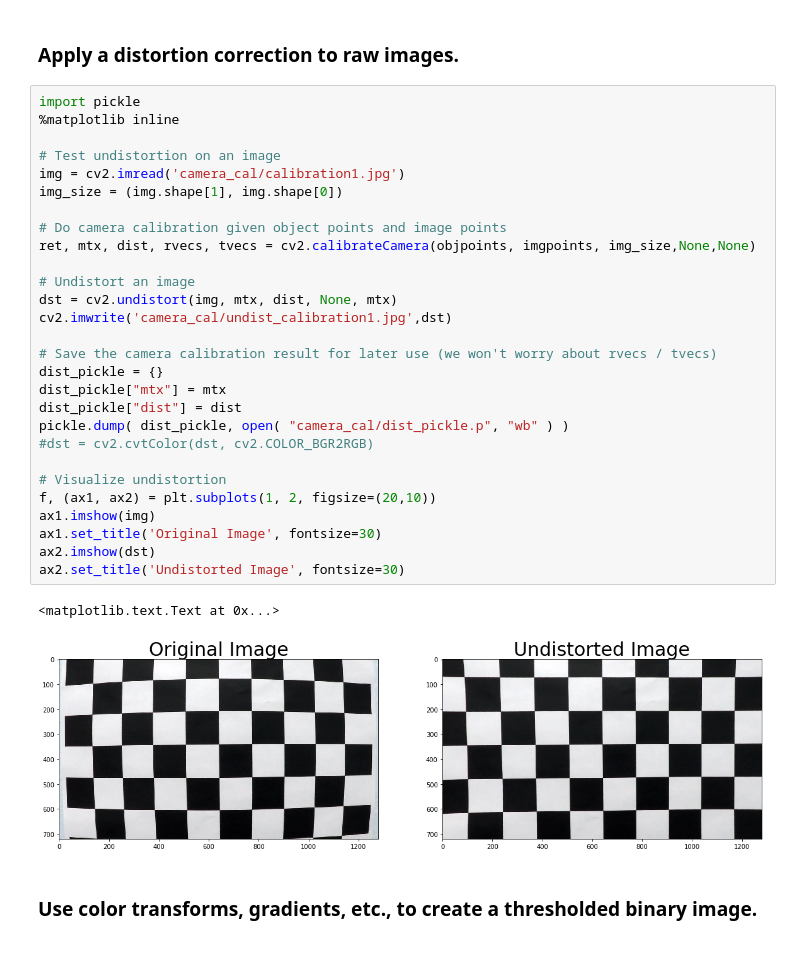
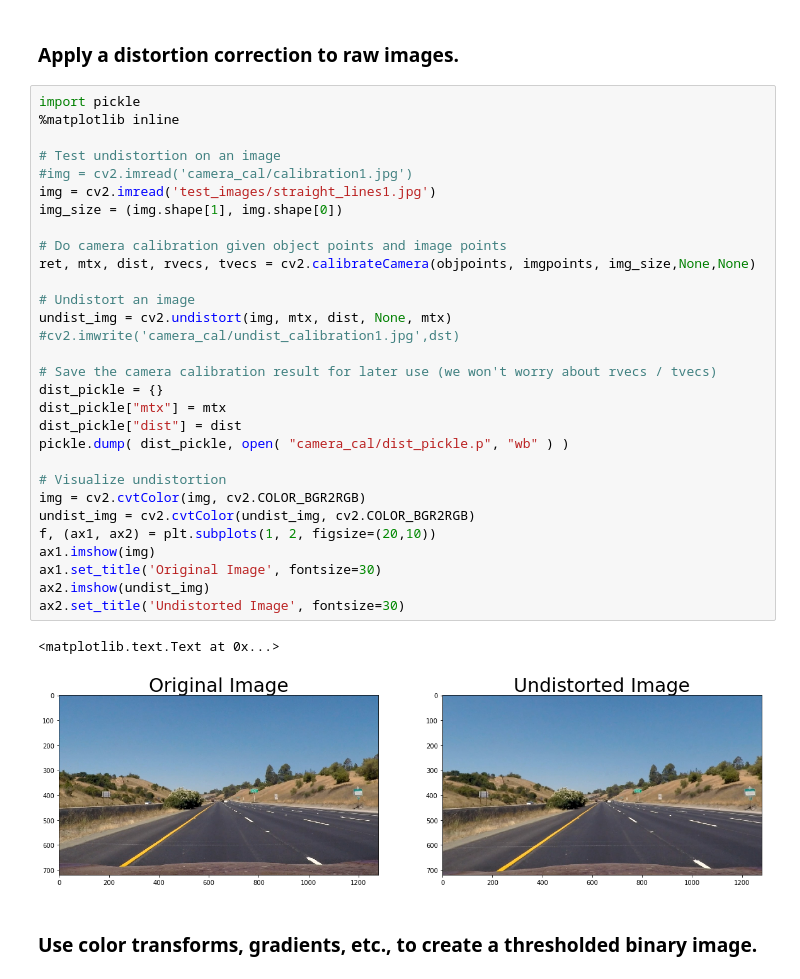
Before and after one commit to WangYuanMike/CarND-Advanced-Lane-Lines, a Jupyter notebook: advanced_lane_line.ipynb, the cells around one changed output. Cells and saved outputs as stored; diff of their text form.

```diff
--- a/advanced_lane_line.ipynb
+++ b/advanced_lane_line.ipynb
@@ -58,34 +57,36 @@ cv2.destroyAllWindows()
 # %%
 import pickle
 %matplotlib inline
 
 # Test undistortion on an image
-img = cv2.imread('camera_cal/calibration1.jpg')
+#img = cv2.imread('camera_cal/calibration1.jpg')
+img = cv2.imread('test_images/straight_lines1.jpg')
 img_size = (img.shape[1], img.shape[0])
 
 # Do camera calibration given object points and image points
 ret, mtx, dist, rvecs, tvecs = cv2.calibrateCamera(objpoints, imgpoints, img_size,None,None)
 
 # Undistort an image
-dst = cv2.undistort(img, mtx, dist, None, mtx)
-cv2.imwrite('camera_cal/undist_calibration1.jpg',dst)
+undist_img = cv2.undistort(img, mtx, dist, None, mtx)
+#cv2.imwrite('camera_cal/undist_calibration1.jpg',dst)
 
 # Save the camera calibration result for later use (we won't worry about rvecs / tvecs)
 dist_pickle = {}
 dist_pickle["mtx"] = mtx
 dist_pickle["dist"] = dist
 pickle.dump( dist_pickle, open( "camera_cal/dist_pickle.p", "wb" ) )
-#dst = cv2.cvtColor(dst, cv2.COLOR_BGR2RGB)
 
 # Visualize undistortion
+img = cv2.cvtColor(img, cv2.COLOR_BGR2RGB)
+undist_img = cv2.cvtColor(undist_img, cv2.COLOR_BGR2RGB)
 f, (ax1, ax2) = plt.subplots(1, 2, figsize=(20,10))
 ax1.imshow(img)
 ax1.set_title('Original Image', fontsize=30)
-ax2.imshow(dst)
+ax2.imshow(undist_img)
 ax2.set_title('Undistorted Image', fontsize=30)
 # %% [output]
 <matplotlib.text.Text at 0x...>
-[figure, old version]
+[figure, new version]
 # %% [markdown]
 ### Use color transforms, gradients, etc., to create a thresholded binary image.
 # %%
```
Also changed, not shown: parts of 4 cells of this notebook.
